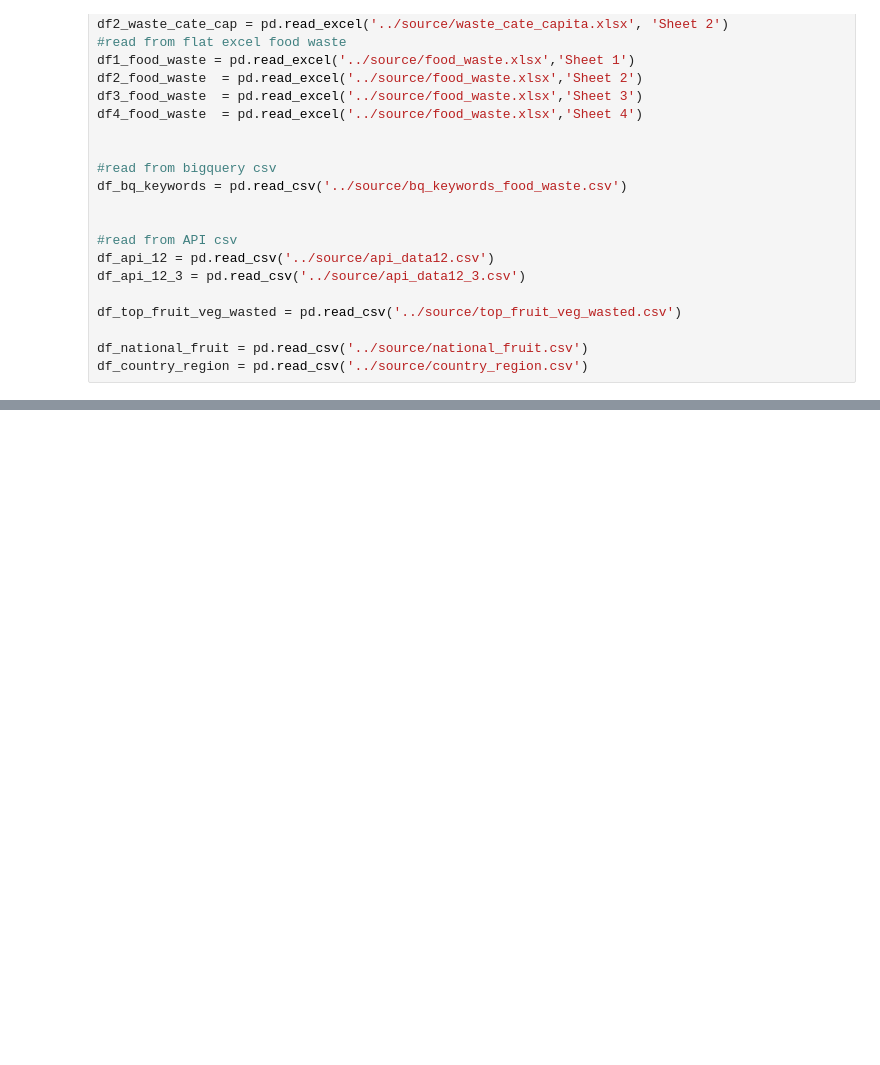
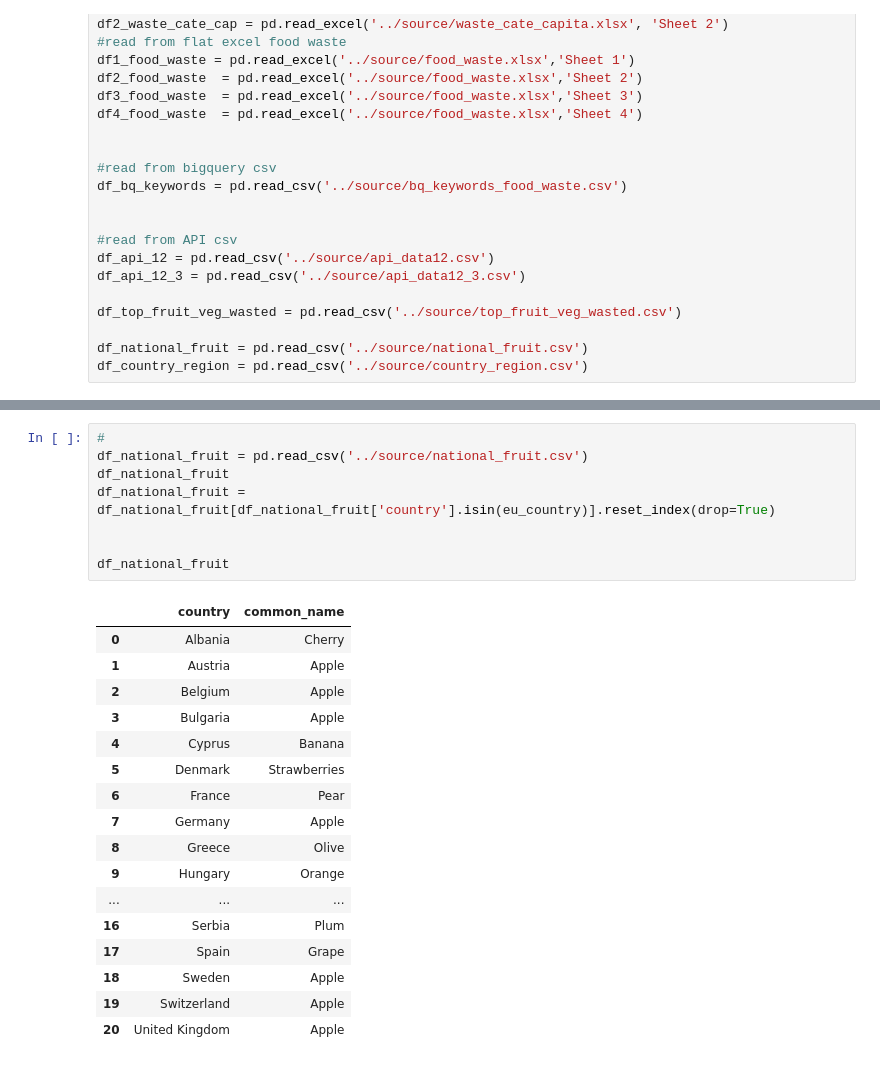
Before and after one commit to krantagat/food_waste_project, a Jupyter notebook: py_notebook/df_wastestat.ipynb, the cells around one changed output, grey strips where cells are left out. Cells and saved outputs as stored; diff of their text form; blank space fills up the shorter version.

```diff
--- a/py_notebook/df_wastestat.ipynb
+++ b/py_notebook/df_wastestat.ipynb
@@ -684,0 +537,26 @@ df_country_region)
+# %%
+#
+df_national_fruit = pd.read_csv('../source/national_fruit.csv')
+df_national_fruit
+df_national_fruit = df_national_fruit[df_national_fruit['country'].isin(eu_country)].reset_index(drop=True)
+
+
+df_national_fruit
+# %% [output]
+|  | country | common_name |
+| 0 | Albania | Cherry |
+| 1 | Austria | Apple |
+| 2 | Belgium | Apple |
+| 3 | Bulgaria | Apple |
+| 4 | Cyprus | Banana |
+| 5 | Denmark | Strawberries |
+| 6 | France | Pear |
+| 7 | Germany | Apple |
+| 8 | Greece | Olive |
+| 9 | Hungary | Orange |
+| ... | ... | ... |
+| 16 | Serbia | Plum |
+| 17 | Spain | Grape |
+| 18 | Sweden | Apple |
+| 19 | Switzerland | Apple |
+| 20 | United Kingdom | Apple |
```
Also changed, not shown: parts of 14 cells of this notebook, 12 other files.
